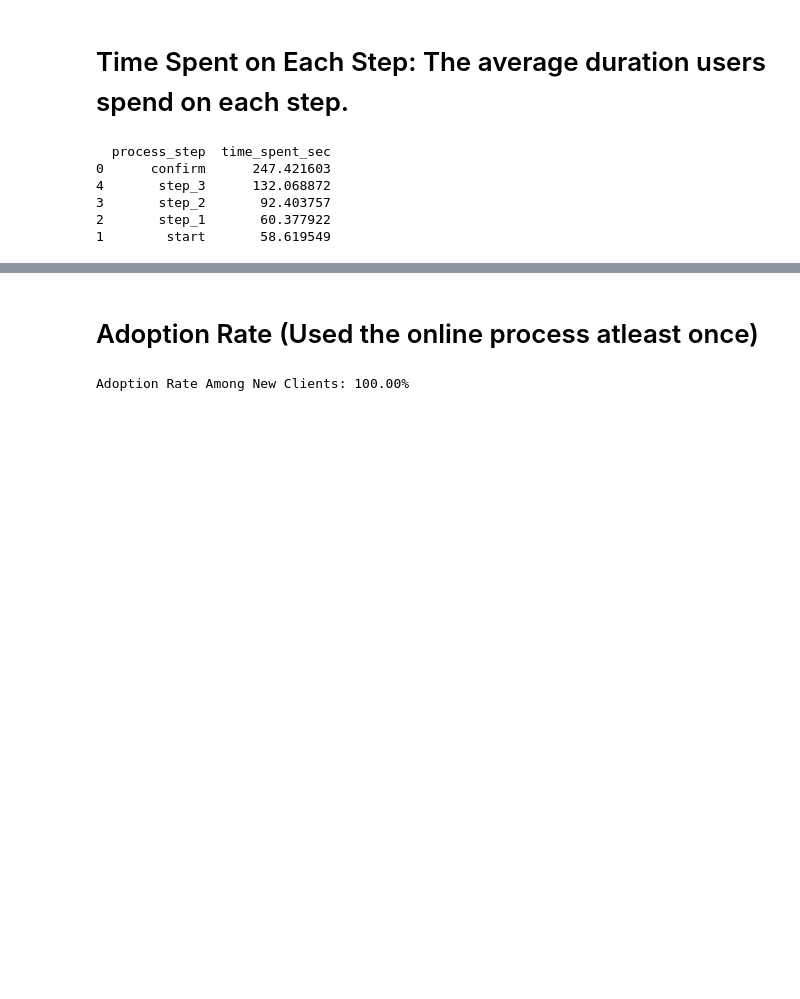
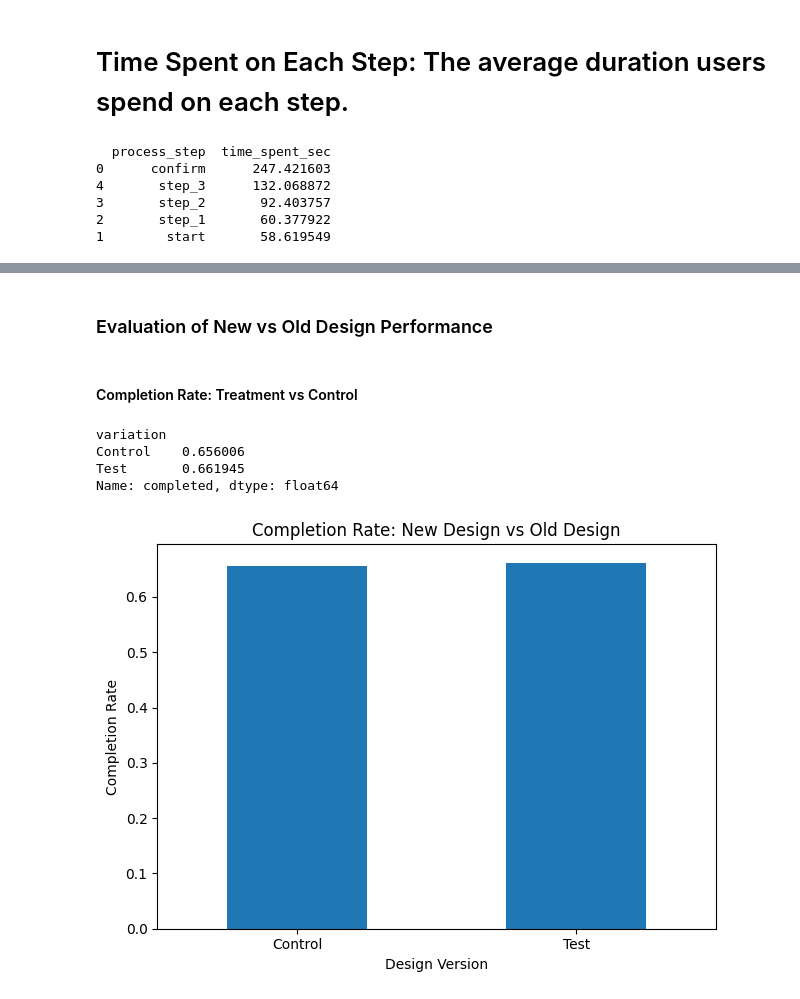
Before and after one commit to CharulMathur4592/week5_project_ab_testing, a Jupyter notebook: notebooks/analysis_charul.ipynb, the cells around one changed output, grey strips where cells are left out. Saved outputs shown, nothing was run; the diff lists cells and outputs as text; code cells hidden in the pictures; blank space fills up the shorter version.

```diff
--- a/notebooks/analysis_charul.ipynb
+++ b/notebooks/analysis_charul.ipynb
@@ -40,16 +61,16 @@ array([ 6,  7,  5, 16, 12, 30, 15,  8,  4,  3, 10, 11, 13, 14, 19, 18, 25,
 # %%
 # Define tenure buckets
 
-bins = [-1, 3, 9, 19, df['clnt_tenure_yr'].max()]
+bins = [-1, 3, 9, 19, df_demo['clnt_tenure_yr'].max()]
 labels = ["New (0–3)",
           "Emerging (4–9)",
           "Established (10–19)",
           "Long-standing (20+)"
 ]
 
-df["tenure_group"] = pd.cut(df['clnt_tenure_yr'], bins=bins, labels=labels)
+df_demo["tenure_group"] = pd.cut(df_demo['clnt_tenure_yr'], bins=bins, labels=labels)
 
-tenure_summary = (df["tenure_group"].value_counts().sort_index().to_frame("count"))
+tenure_summary = (df_demo["tenure_group"].value_counts().sort_index().to_frame("count"))
 
 tenure_summary["percentage"] = (
     tenure_summary["count"] / tenure_summary["count"].sum() * 100
@@ -218,20 +277,27 @@ Overall Error Rate: 0.74%
-# %% [markdown]
-# Adoption Rate (Used the online process atleast once)
-# %%
-# New clients = clients with tenure < 3 years
-
-# Identify new clients
-new_clients = df.loc[df["clnt_tenure_yr"] < 3, "client_id"].unique()
-
-# New clients who used the online process
-new_clients_online = df_web_data.loc[df_web_data["client_id"].isin(new_clients), "client_id"].nunique()
-
-# Total number of new clients
-total_new_clients = len(new_clients)
-
-# Adoption rate
-adoption_rate = new_clients_online / total_new_clients
-
-print(f"Adoption Rate Among New Clients: {adoption_rate:.2%}")
-# %% [output]
-Adoption Rate Among New Clients: 100.00%
+# %% [markdown]
+### Evaluation of New vs Old Design Performance
+# %% [markdown]
+#### Completion Rate: Treatment vs Control
+# %%
+completion_by_variation = (
+    df.groupby("variation")["completed"]
+      .mean()
+)
+
+completion_by_variation
+# %% [output]
+variation
+Control    0.656006
+Test       0.661945
+Name: completed, dtype: float64
+# %%
+plt.figure()
+completion_by_variation.plot(kind="bar")
+plt.title("Completion Rate: New Design vs Old Design")
+plt.xlabel("Design Version")
+plt.ylabel("Completion Rate")
+plt.xticks(rotation=0)
+plt.tight_layout()
+plt.show()
+# %% [output]
+[figure, added]
```
Also changed, not shown: parts of 23 cells of this notebook.
